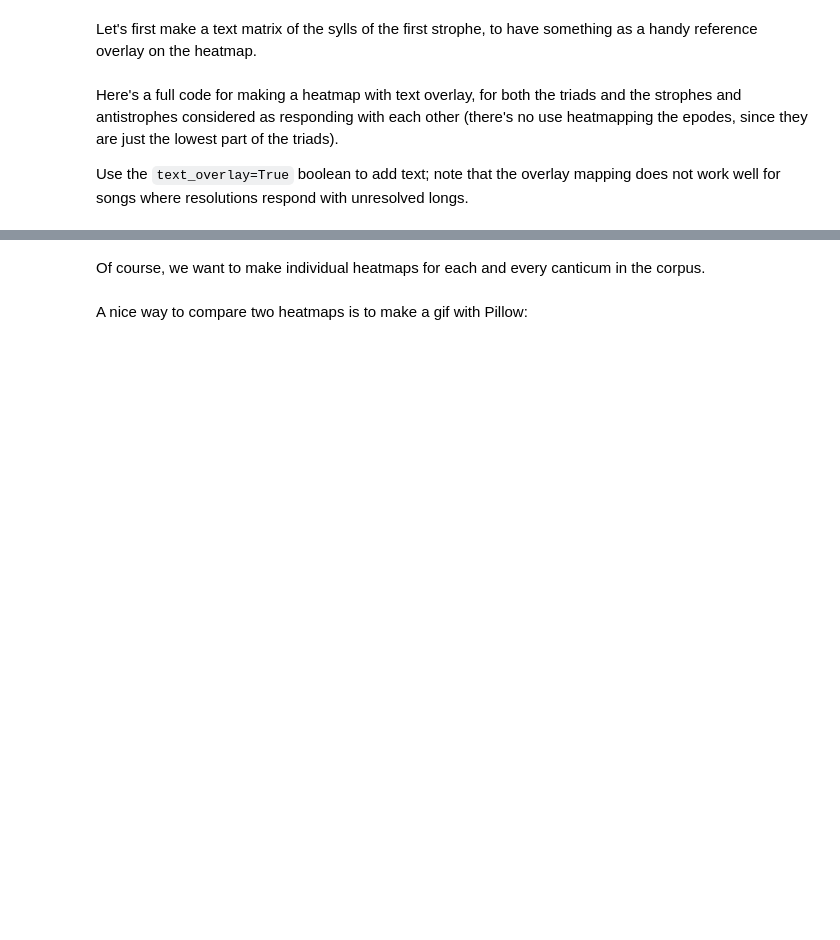
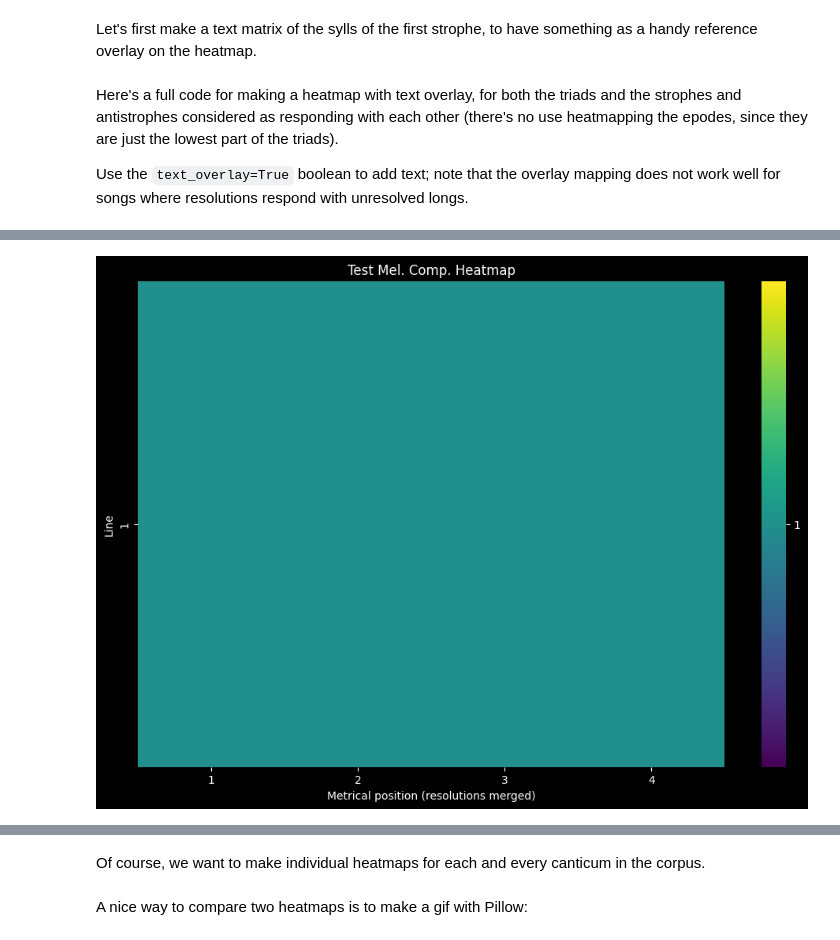
Before and after one commit to Urdatorn/responsio-accentuum, a Jupyter notebook: nb_results_comp.ipynb, the cells around one changed output, grey strips where cells are left out. Drawn from its saved outputs; the diff is of its cells as text; code cells hidden in the pictures; blank space fills up the shorter version.

```diff
--- a/nb_results_comp.ipynb
+++ b/nb_results_comp.ipynb
@@ -320,3 +322,9 @@ make_one_heatmap("data/compiled/triads/ht_olympians_triads.xml", "ol01", "Mel. C
+# %%
+from src.heatmaps import make_one_heatmap
+
+make_one_heatmap("data/compiled/extra/test.xml", "media/heatmaps/extra", "te01", "Test Mel. Comp. Heatmap", representative_strophe=1, save=False, show=True, dark_mode=True, text_overlay=False)
+# %% [output]
+[figure, added]
 # %%
 from src.heatmaps import make_one_heatmap
 
```
Also changed, not shown: parts of 2 cells of this notebook, 18 other files.
